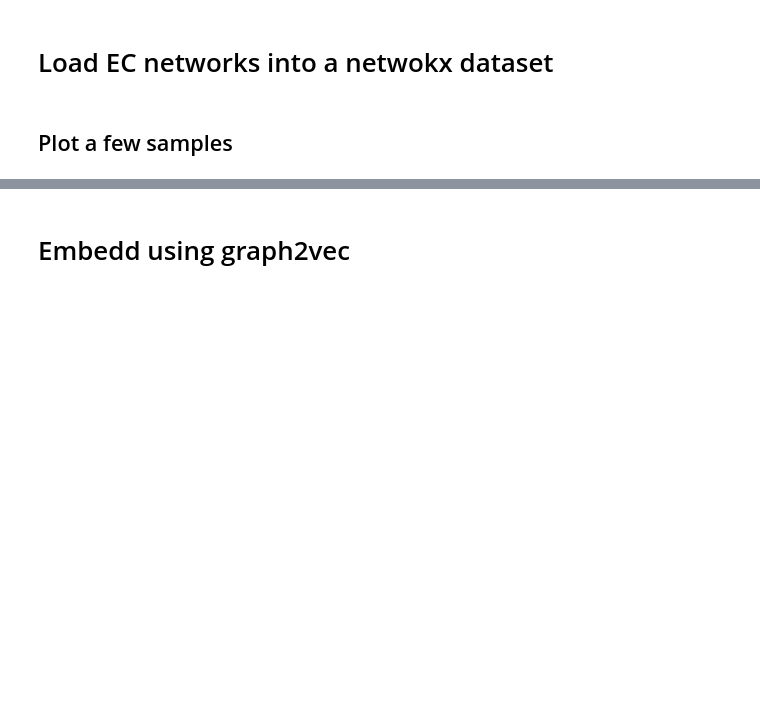
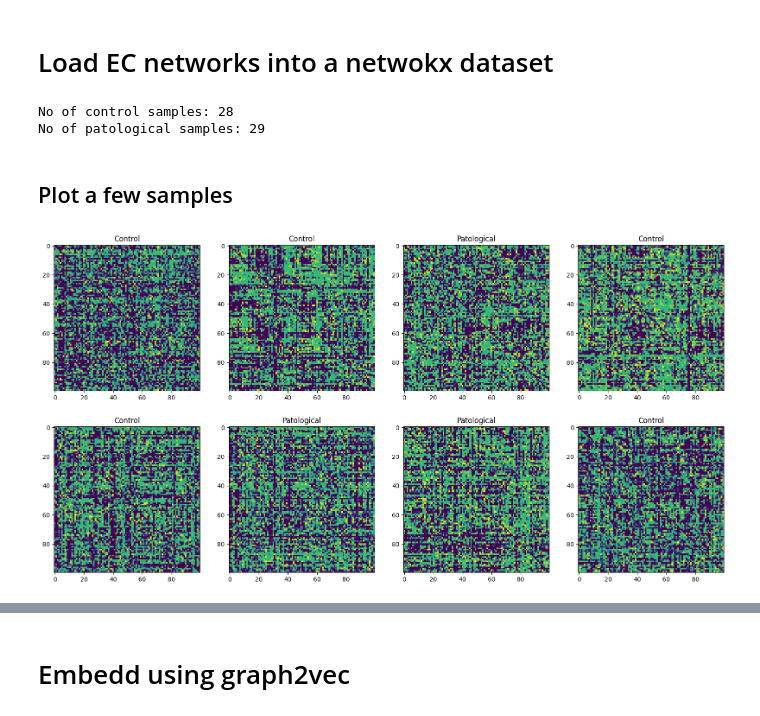
Before and after one commit to Wotaker/masters-thesis, a Jupyter notebook: Playground/embedd_networks.ipynb, the cells around one changed output, grey strips where cells are left out. Cells and saved outputs as stored; diff of their text form; code cells hidden in the pictures; blank space fills up the shorter version.

```diff
--- a/Playground/embedd_networks.ipynb
+++ b/Playground/embedd_networks.ipynb
@@ -9,7 +26,7 @@ CAUSAL_COEFF_STRENGTH = 1.5
 # %% [markdown]
 # Load EC networks into a netwokx dataset
 # %%
-networks_dir = "../Datasets/SynapseSnap/effective-connectivity-networks"
+networks_dir = "../Datasets/SynapseSnap/ischemic-cortical-subjects/"
 
 # List of all networks
 np_files = os.listdir(networks_dir)
@@ -18,13 +35,22 @@ np_files = os.listdir(networks_dir)
 labels = np.array([np_file[4:7] == 'PAT' for np_file in np_files])
 
 # Load all networks, and calculate mean score and std
-np_networks = [np.load(os.path.join(networks_dir, np_file))[1] for np_file in np_files]
-score_mean, score_std = np.array(np_networks).mean(), np.array(np_networks).std()
+np_matrices = [np.load(os.path.join(networks_dir, np_file))[1] for np_file in np_files]
+score_mean, score_std = np.array(np_matrices).mean(), np.array(np_matrices).std()
 
 # Binarize networks
-np_networks = np_networks > score_mean + CAUSAL_COEFF_STRENGTH * score_std
+np_networks = np_matrices > score_mean + CAUSAL_COEFF_STRENGTH * score_std
 
 # Convert to networkx graphs
 dataset = [nx.from_numpy_array(np_network, create_using=nx.DiGraph) for np_network in np_networks]
+
+# Balance of control and patological samples
+n_control = len(labels) - labels.sum()
+n_patological = labels.sum()
+print(f"No of control samples: {n_control}")
+print(f"No of patological samples: {n_patological}")
+# %% [output]
+No of control samples: 28
+No of patological samples: 29
 # %% [markdown]
 ## Plot a few samples
@@ -31,2 +60,11 @@ dataset = [nx.from_numpy_array(np_network, create_using=nx.DiGraph) for np_netwo
+# %%
+fig, axes = plt.subplots(2, 4, figsize=(20, 10))
+
+for i, ax in zip(indices, axes.flatten()):
+    net = np_matrices[i]
+    ax.imshow(net, cmap='viridis')
+    ax.set_title("Patological" if labels[i] else "Control")
+# %% [output]
+[figure, added]
 # %%
 fig, axes = plt.subplots(2, 4, figsize=(20, 10))
```
Also changed, not shown: parts of 25 cells of this notebook, 1 other file.
